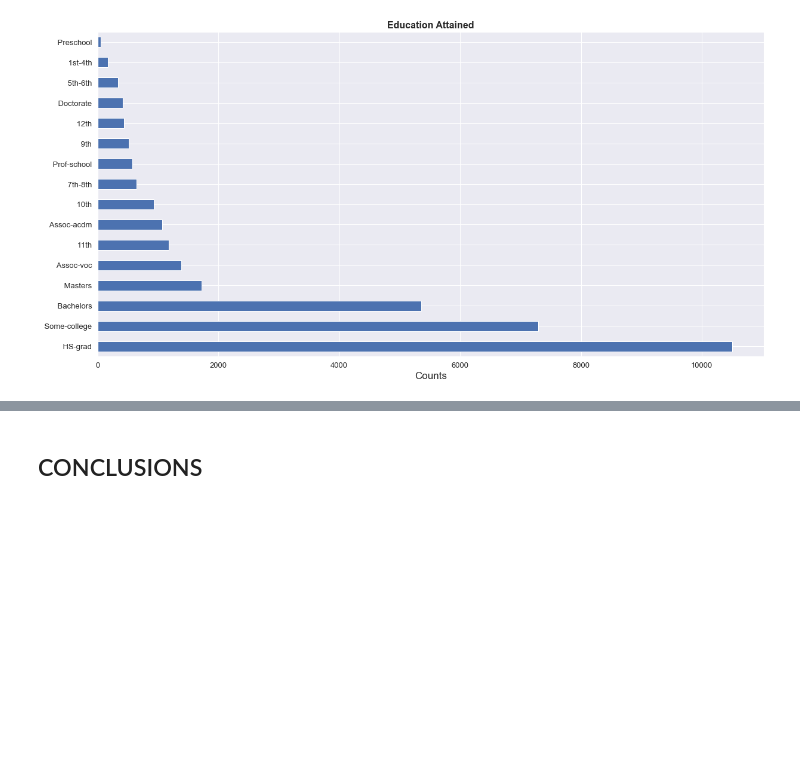
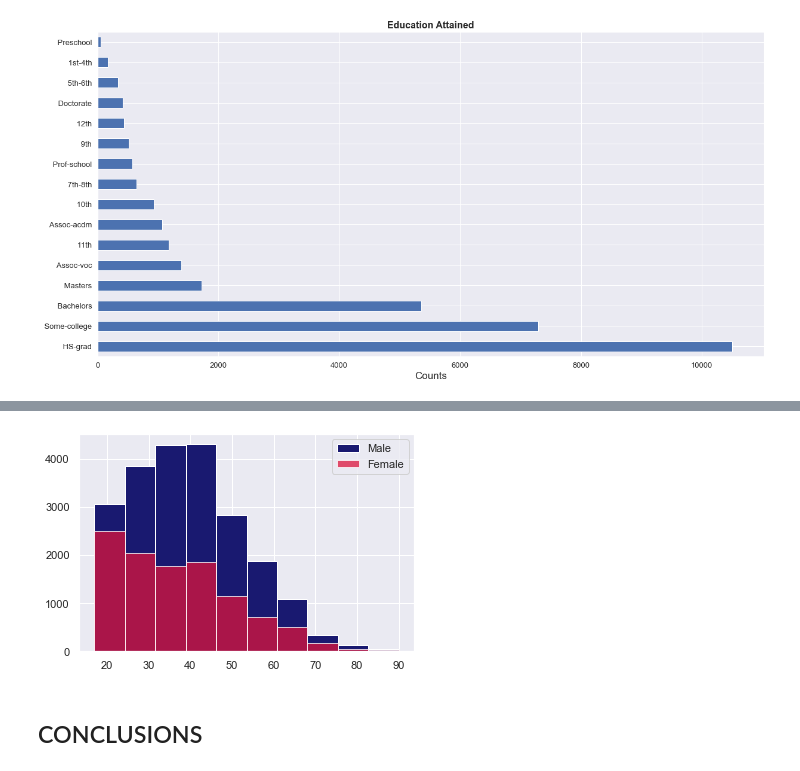
Before and after one commit to kingsolomonotooK7/Investigate_a_Dataset, a Jupyter notebook: Investigate_a_Dataset.ipynb, the cells around one changed output, grey strips where cells are left out. Saved outputs shown, nothing was run; the diff lists cells and outputs as text; code cells hidden in the pictures; blank space fills up the shorter version.

```diff
--- a/Investigate_a_Dataset.ipynb
+++ b/Investigate_a_Dataset.ipynb
@@ -231,3 +235,9 @@ plt.xlabel("Counts", fontsize = 17 );
+# %%
+plt.hist(data_M['age'], facecolor='midnightblue', label='Male', alpha=1)
+plt.hist(data_F['age'], facecolor='crimson', label='Female', alpha=0.75)
+plt.legend();
+# %% [output]
+[figure, added]
 # %% [markdown]
 ## CONCLUSIONS
 # %% [markdown]
```
Also changed, not shown: parts of 1 cell of this notebook.
